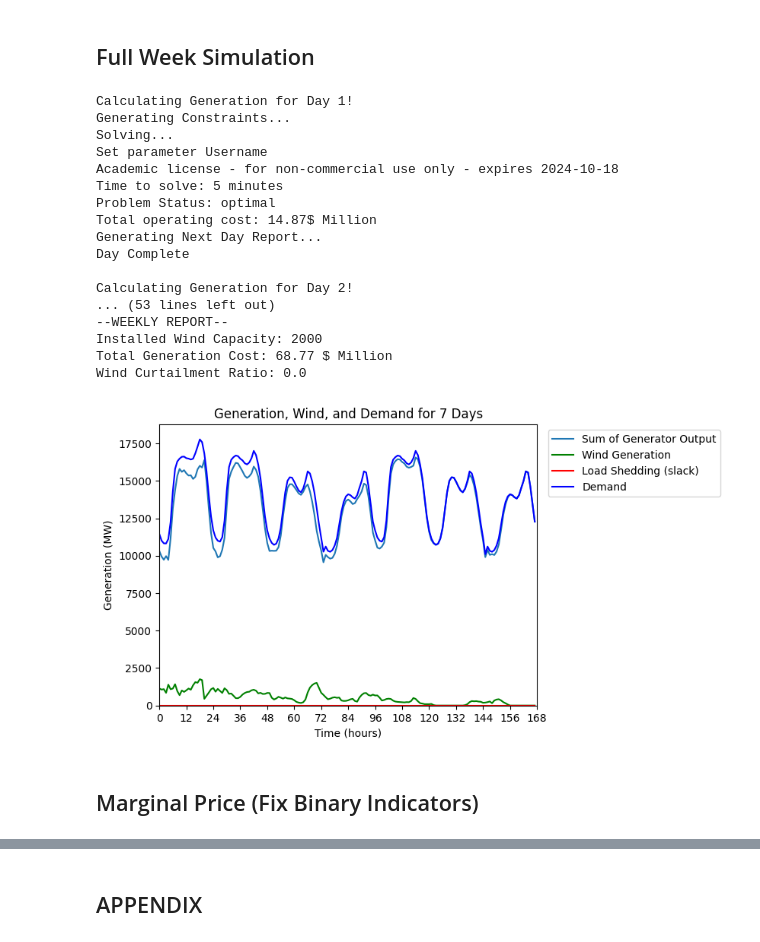
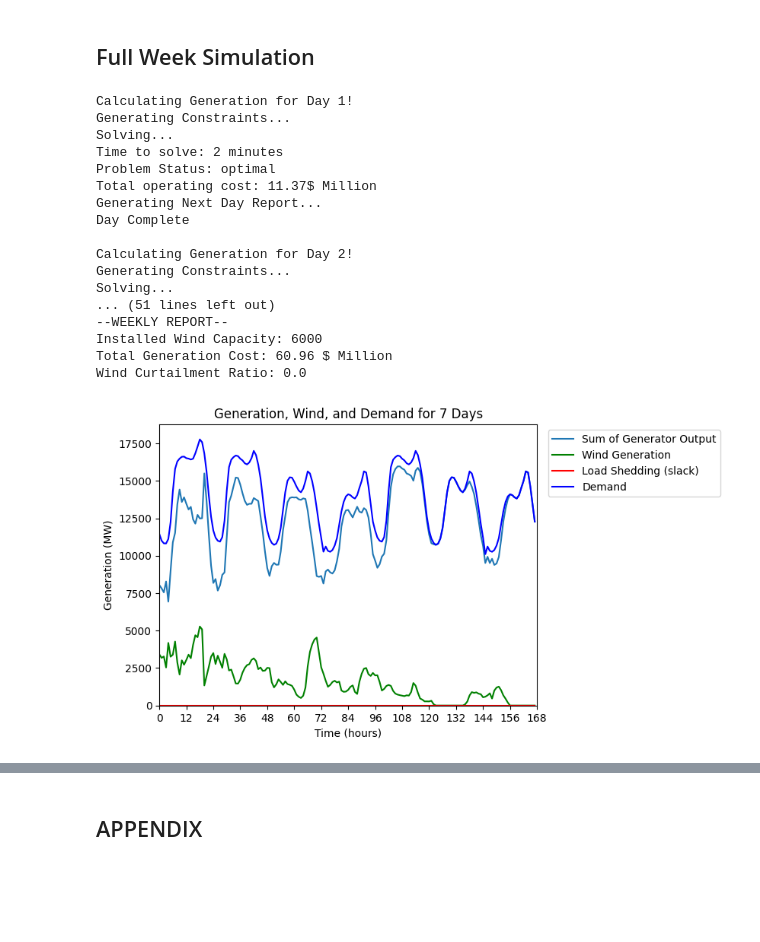
Before and after one commit to juliasimpson97/energy-syst-final, a Jupyter notebook: carbon-tax-simulation-seven-days.ipynb, the cells around one changed output, grey strips where cells are left out. Drawn from its saved outputs; the diff is of its cells as text; code cells hidden in the pictures; blank space fills up the shorter version.

```diff
--- a/carbon-tax-simulation-seven-days.ipynb
+++ b/carbon-tax-simulation-seven-days.ipynb
@@ -238,7 +238,7 @@ weekly_u = np.array([])
 weekly_v = np.array([])
 weekly_z = np.array([])
 
-W = 2000 # Vary Wind Capacty[2000, 6000, 12000]
+W = 6000 # Vary Wind Capacty[2000, 6000, 12000]
 
 for D in np.arange(0,days):
     print("Calculating Generation for Day " + str(D+1) + "!")
@@ -359,40 +359,38 @@ for D in np.arange(0,days):
         weekly_u = np.concatenate((weekly_u, u.value), axis = 1)
         weekly_v = np.concatenate((weekly_v, v.value), axis = 1)
         weekly_z = np.concatenate((weekly_z, z.value), axis = 1)
 
     result.to_excel(f'report_{W}.xlsx')
     total_cost += obj_EF.value
     total_gen = np.concatenate((total_gen, sum(g.value[:])))
     total_wind = np.concatenate((total_wind, w.value))
     total_slack = np.concatenate((total_slack, s.value))
     print("Day Complete \n")
 
 
 print("--WEEKLY REPORT--")
 print(f"Installed Wind Capacity: {W}")
 print(f"Total Generation Cost: {round(total_cost/1e6,2)} $ Million")
 print(f"Wind Curtailment Ratio: {wind_curtailment_ratio(D, T, W, total_wind)}")
 
 ## Plots
 weekly_plot(total_gen, total_wind, total_slack, load.Demand[:(D+1)*T], D, T, days, W)
 # %% [output]
 Calculating Generation for Day 1!
 Generating Constraints...
 Solving...
-Set parameter Username
-Academic license - for non-commercial use only - expires 2024-10-18
-Time to solve: 5 minutes
+Time to solve: 2 minutes
 Problem Status: optimal
-Total operating cost: 14.87$ Million
+Total operating cost: 11.37$ Million
 Generating Next Day Report...
 Day Complete
 
 Calculating Generation for Day 2!
-... (53 lines left out)
+Generating Constraints...
+Solving...
+... (51 lines left out)
 --WEEKLY REPORT--
-Installed Wind Capacity: 2000
-Total Generation Cost: 68.77 $ Million
+Installed Wind Capacity: 6000
+Total Generation Cost: 60.96 $ Million
 Wind Curtailment Ratio: 0.0
-[figure, old version]
+[figure, new version]
-# %% [markdown]
-## Marginal Price (Fix Binary Indicators)
```
Also changed, not shown: parts of 27 cells of this notebook, 6 other files.
